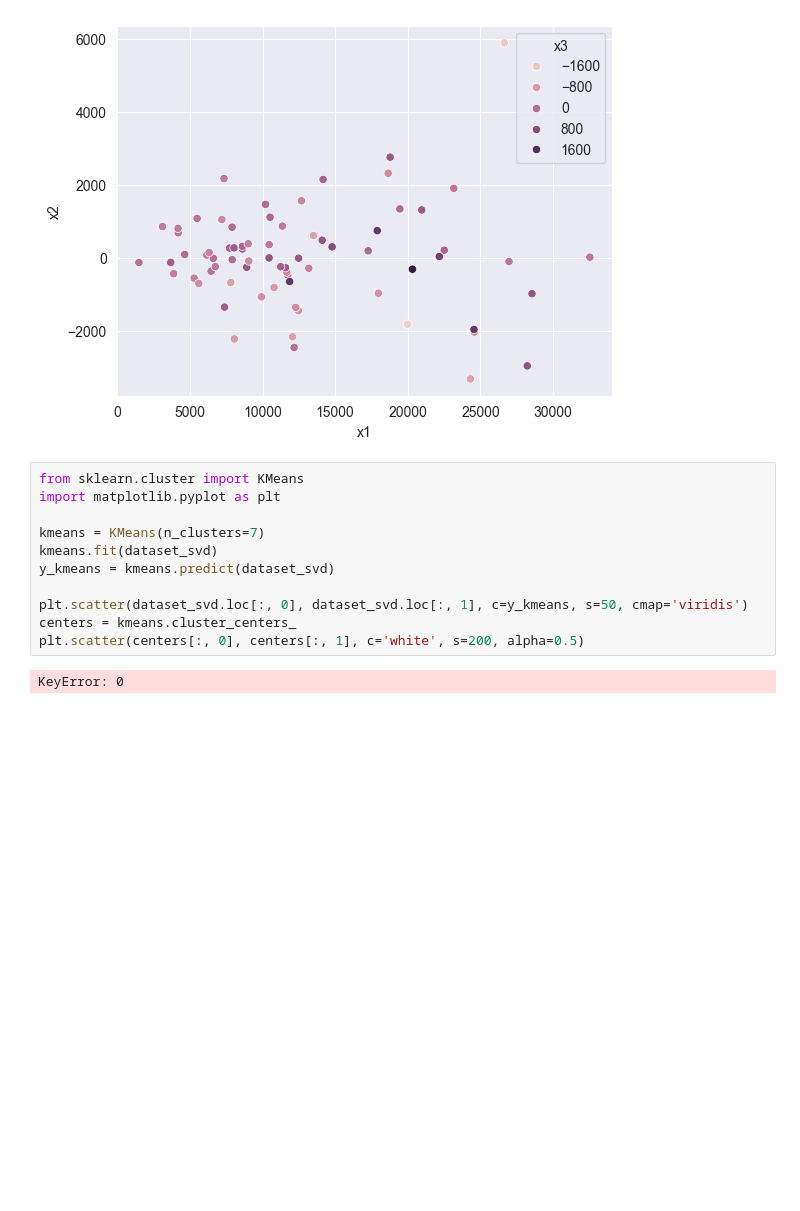
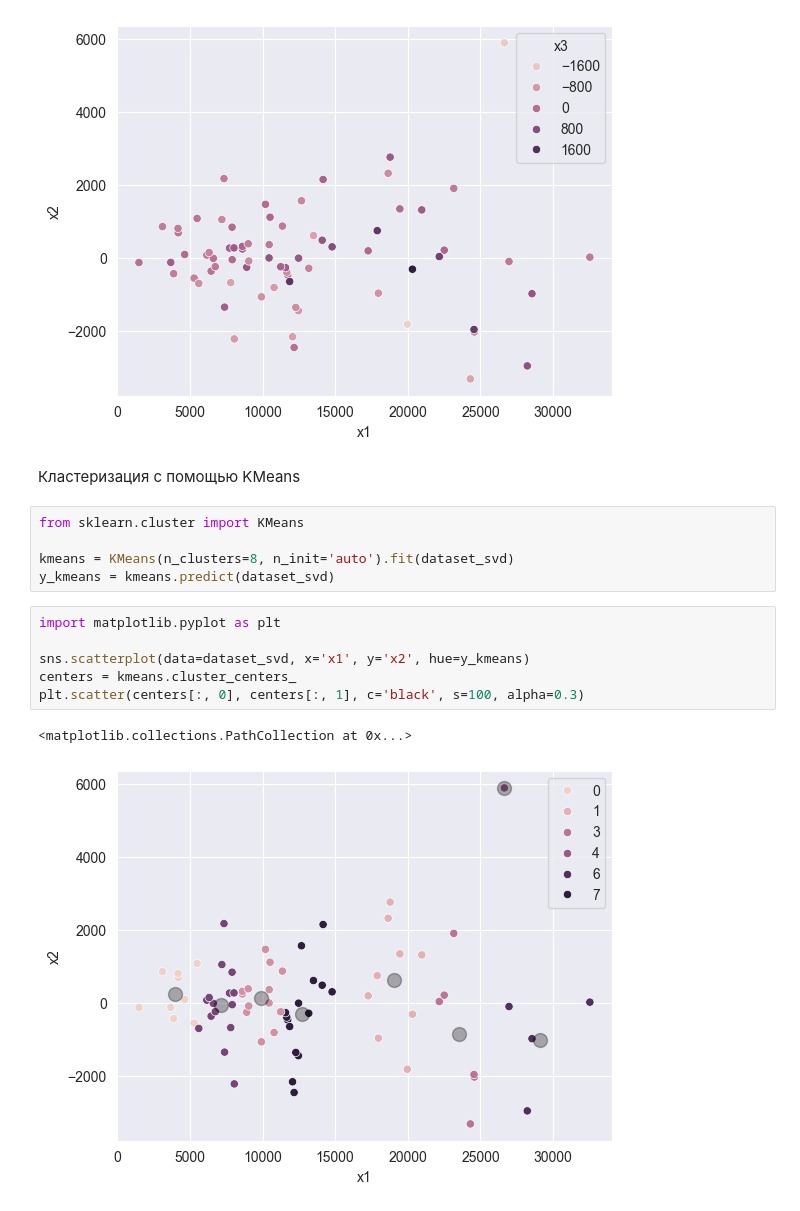
Before and after one commit to KirillPogranichny/ml-fefu-course, a Jupyter notebook: data_classification.ipynb, the cells around one changed output. Drawn from its saved outputs; the diff is of its cells as text; blank space fills up the shorter version.

```diff
--- a/data_classification.ipynb
+++ b/data_classification.ipynb
@@ -51,16 +55,19 @@ sns.scatterplot(data=dataset_svd, x='x1', y='x2', hue='x3')
 # %% [output]
 <Axes: xlabel='x1', ylabel='x2'>
 [figure]
+# %% [markdown]
+Кластеризация с помощью KMeans
 # %%
 from sklearn.cluster import KMeans
-import matplotlib.pyplot as plt
 
-kmeans = KMeans(n_clusters=7)
-kmeans.fit(dataset_svd)
+kmeans = KMeans(n_clusters=8, n_init='auto').fit(dataset_svd)
 y_kmeans = kmeans.predict(dataset_svd)
-
-plt.scatter(dataset_svd.loc[:, 0], dataset_svd.loc[:, 1], c=y_kmeans, s=50, cmap='viridis')
-centers = kmeans.cluster_centers_
-plt.scatter(centers[:, 0], centers[:, 1], c='white', s=200, alpha=0.5)
-# %% [output]
-KeyError: 0
+# %%
+import matplotlib.pyplot as plt
+
+sns.scatterplot(data=dataset_svd, x='x1', y='x2', hue=y_kmeans)
+centers = kmeans.cluster_centers_
+plt.scatter(centers[:, 0], centers[:, 1], c='black', s=100, alpha=0.3)
+# %% [output]
+<matplotlib.collections.PathCollection at 0x...>
+[figure, added]
```
Also changed, not shown: parts of 6 cells of this notebook, 1 other file.
